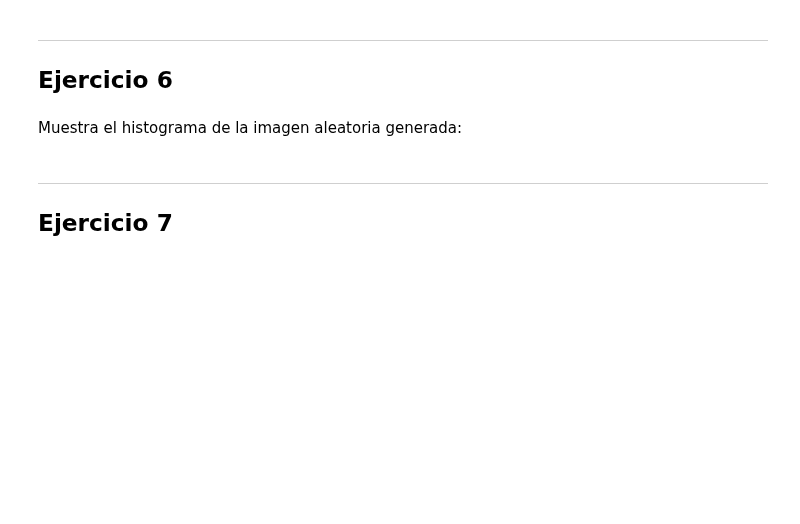
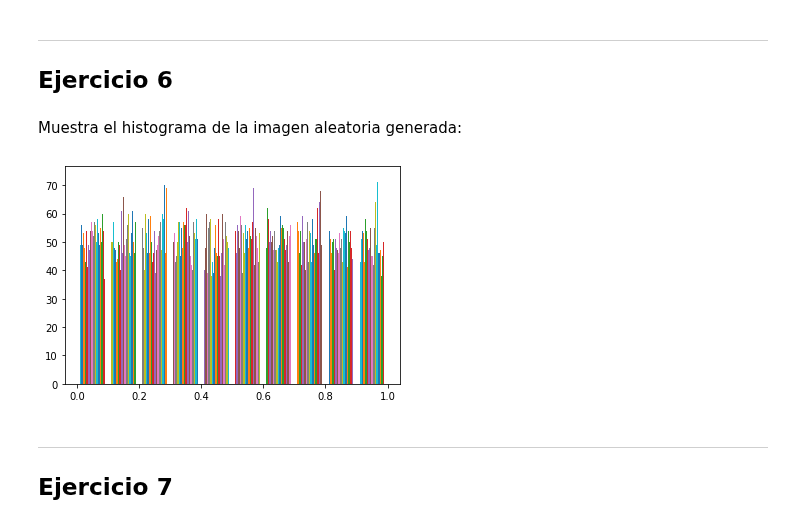
Before and after one commit to CarlosRyu98/PIA, a Jupyter notebook: 03 Tratamiento de imagen/01_Practica.ipynb, the cells around one changed output. Drawn from its saved outputs; the diff is of its cells as text; code cells hidden in the pictures; blank space fills up the shorter version.

```diff
--- a/03 Tratamiento de imagen/01_Practica.ipynb
+++ b/03 Tratamiento de imagen/01_Practica.ipynb
@@ -29,6 +78,12 @@ Crea una imagen de las mismas proporciones a la imagen importada pero con valore
 ## Ejercicio 6
 # %% [markdown]
 Muestra el histograma de la imagen aleatoria generada:
+# %%
+plt.hist(img3, histtype="bar")
+
+plt.show()
+# %% [output]
+[figure, added]
 # %% [markdown]
 ---
 ## Ejercicio 7
```
Also changed, not shown: parts of 8 cells of this notebook, 2 other files.
